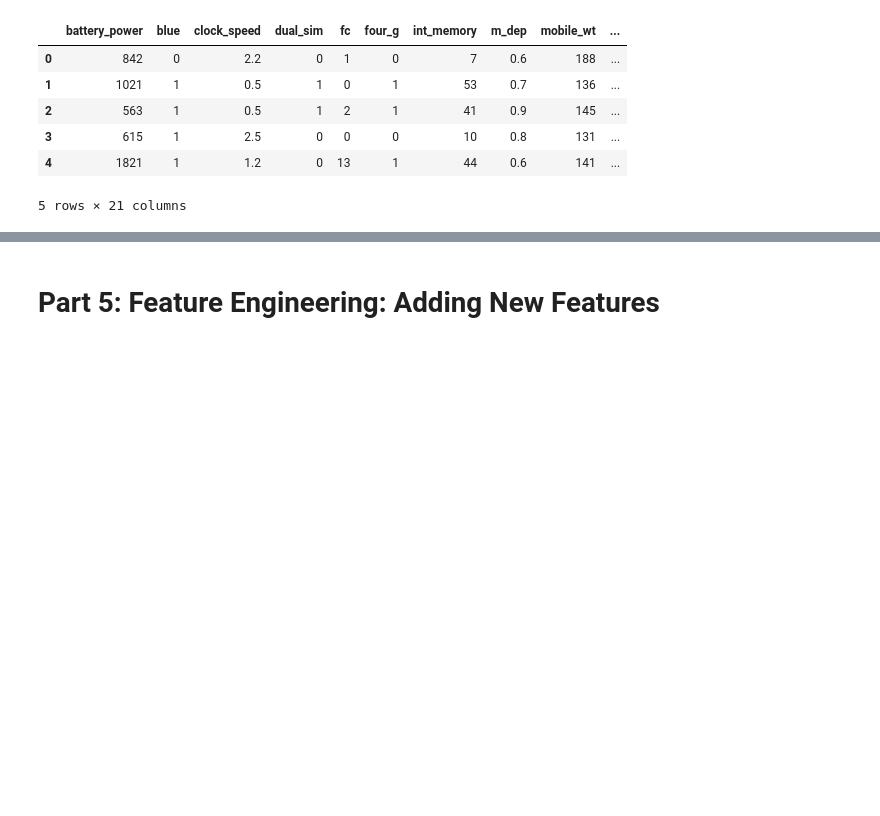
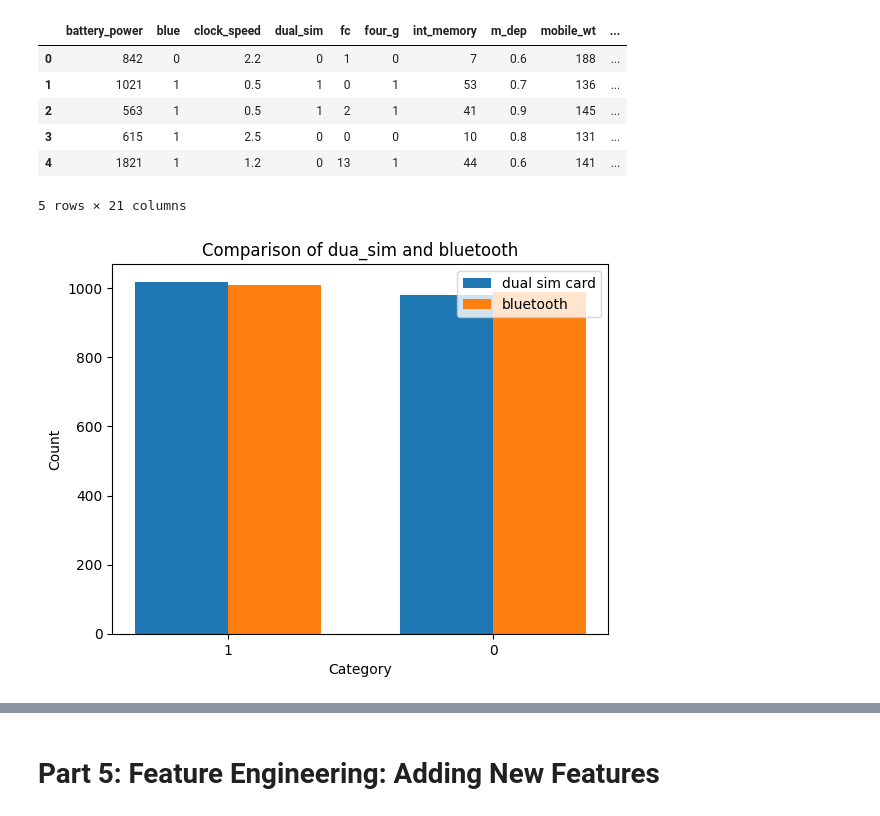
Before and after one commit to Mohamed-Abdirizak/Mobile-Price-Prediction, a Jupyter notebook: Mobile_Price_Prediction.ipynb, the cells around one changed output, grey strips where cells are left out. Drawn from its saved outputs; the diff is of its cells as text; code cells hidden in the pictures; blank space fills up the shorter version.

```diff
--- a/Mobile_Price_Prediction (1).ipynb
+++ b/Mobile_Price_Prediction.ipynb
@@ -398,3 +333,36 @@ data.head()
 | 3 | 615 | 1 | 2.5 | 0 | 0 | 0 | 10 | 0.8 | 131 | ... |
 | 4 | 1821 | 1 | 1.2 | 0 | 13 | 1 | 44 | 0.6 | 141 | ... |
 5 rows × 21 columns
+# %%
+import numpy as np
+import matplotlib.pyplot as plt
+
+# Assuming 'data' is your dataset with two columns: 'blue' and 'dual_sim'
+# Count the occurrences of each category in both columns
+value_counts1 = data['dual_sim'].value_counts()
+value_counts2 = data['blue'].value_counts()
+
+# Set the width of the bars
+bar_width = 0.35
+
+# Set the positions of the bars on the x-axis
+x1 = np.arange(len(value_counts1))
+x2 = [x + bar_width for x in x1]
+
+# Create the side-by-side bar plots
+plt.bar(x1, value_counts1.values, width=bar_width, label='dual sim card')
+plt.bar(x2, value_counts2.values, width=bar_width, label='bluetooth')
+
+# Add labels and title
+plt.xlabel('Category')
+plt.ylabel('Count')
+plt.title('Comparison of dua_sim and bluetooth')
+plt.xticks([r + bar_width/2 for r in range(len(value_counts1))], value_counts1.index)
+
+# Display the legend
+plt.legend()
+
+# Display the plot
+plt.show()
+# %% [output]
+[figure, added]
```
Also changed, not shown: parts of 37 cells of this notebook, 1 other file.
